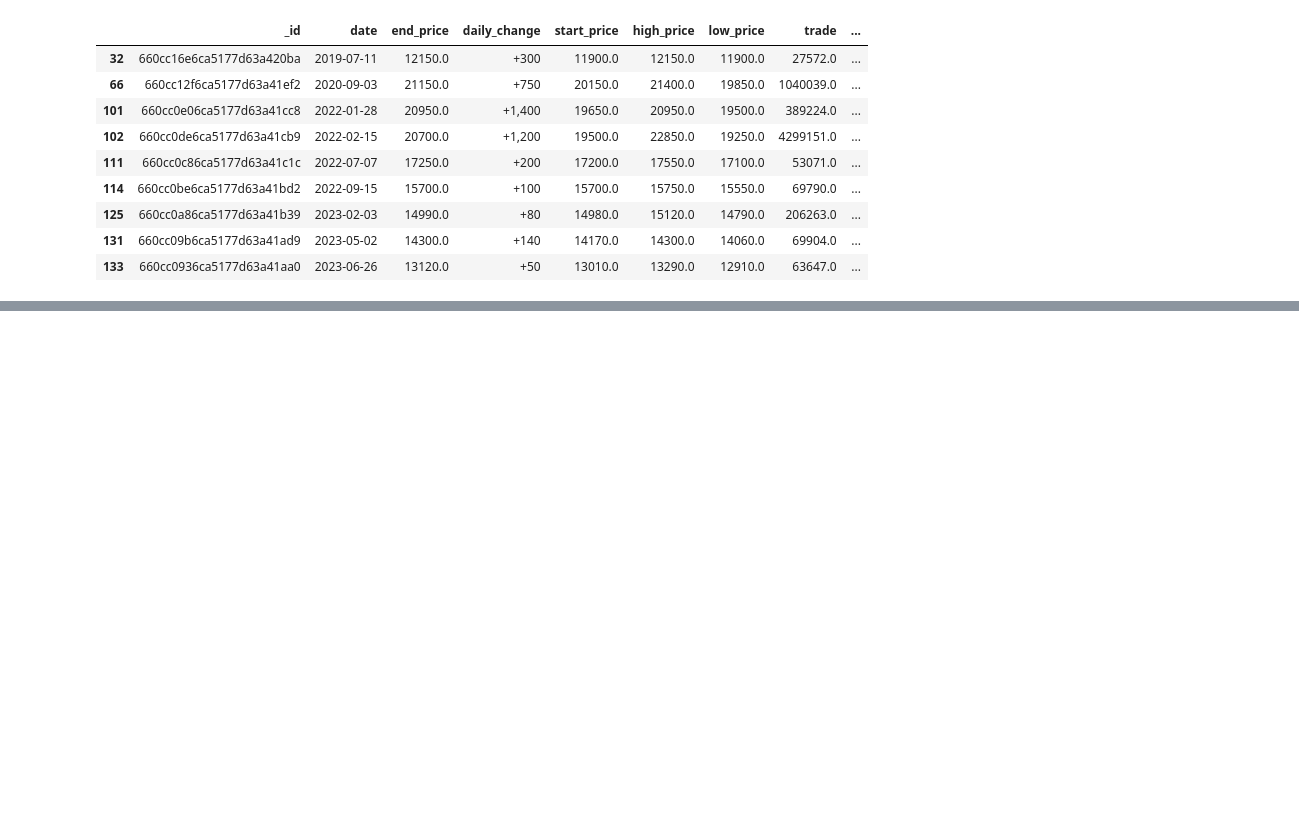
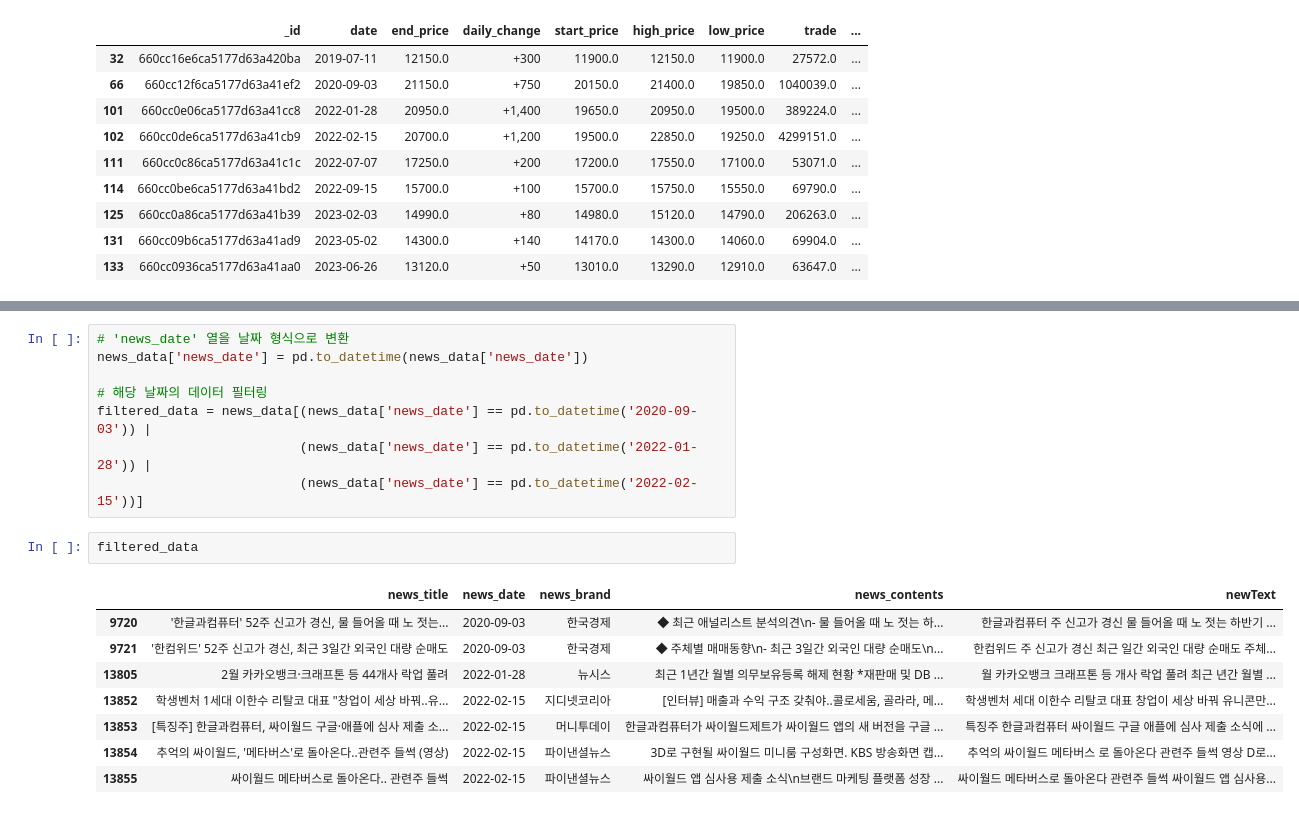
Before and after one commit to skymined/hancom_keyword, a Jupyter notebook: analysis/yohan/total_analysis.ipynb, the cells around one changed output, grey strips where cells are left out. Drawn from its saved outputs; the diff is of its cells as text; blank space fills up the shorter version.

```diff
--- a/analysis/yohan/total_analysis.ipynb
+++ b/analysis/yohan/total_analysis.ipynb
@@ -115,0 +126,19 @@ make_df
+# %%
+# 'news_date' 열을 날짜 형식으로 변환
+news_data['news_date'] = pd.to_datetime(news_data['news_date'])
+
+# 해당 날짜의 데이터 필터링
+filtered_data = news_data[(news_data['news_date'] == pd.to_datetime('2020-09-03')) |
+                          (news_data['news_date'] == pd.to_datetime('2022-01-28')) |
+                          (news_data['news_date'] == pd.to_datetime('2022-02-15'))]
+# %%
+filtered_data
+# %% [output]
+|  | news_title | news_date | news_brand | news_contents | newText |
+| 9720 | '한글과컴퓨터' 52주 신고가 경신, 물 들어올 때 노 젓는... | 2020-09-03 | 한국경제 | ◆ 최근 애널리스트 분석의견\n- 물 들어올 때 노 젓는 하... | 한글과컴퓨터 주 신고가 경신 물 들어올 때 노 젓는 하반기 ... |
+| 9721 | '한컴위드' 52주 신고가 경신, 최근 3일간 외국인 대량 순매도 | 2020-09-03 | 한국경제 | ◆ 주체별 매매동향\n- 최근 3일간 외국인 대량 순매도\n... | 한컴위드 주 신고가 경신 최근 일간 외국인 대량 순매도 주체... |
+| 13805 | 2월 카카오뱅크·크래프톤 등 44개사 락업 풀려 | 2022-01-28 | 뉴시스 | 최근 1년간 월별 의무보유등록 해제 현황 *재판매 및 DB ... | 월 카카오뱅크 크래프톤 등 개사 락업 풀려 최근 년간 월별 ... |
+| 13852 | 학생벤처 1세대 이한수 리탈코 대표 "창업이 세상 바꿔..유... | 2022-02-15 | 지디넷코리아 | [인터뷰] 매출과 수익 구조 갖춰야..콜로세움, 골라라, 메... | 학생벤처 세대 이한수 리탈코 대표 창업이 세상 바꿔 유니콘만... |
+| 13853 | [특징주] 한글과컴퓨터, 싸이월드 구글·애플에 심사 제출 소... | 2022-02-15 | 머니투데이 | 한글과컴퓨터가 싸이월드제트가 싸이월드 앱의 새 버전을 구글 ... | 특징주 한글과컴퓨터 싸이월드 구글 애플에 심사 제출 소식에 ... |
+| 13854 | 추억의 싸이월드, '메타버스'로 돌아온다..관련주 들썩 (영상) | 2022-02-15 | 파이낸셜뉴스 | 3D로 구현될 싸이월드 미니룸 구성화면. KBS 방송화면 캡... | 추억의 싸이월드 메타버스 로 돌아온다 관련주 들썩 영상 D로... |
+| 13855 | 싸이월드 메타버스로 돌아온다.. 관련주 들썩 | 2022-02-15 | 파이낸셜뉴스 | 싸이월드 앱 심사용 제출 소식\n브랜드 마케팅 플랫폼 성장 ... | 싸이월드 메타버스로 돌아온다 관련주 들썩 싸이월드 앱 심사용... |
```
Also changed, not shown: parts of 3 cells of this notebook.
